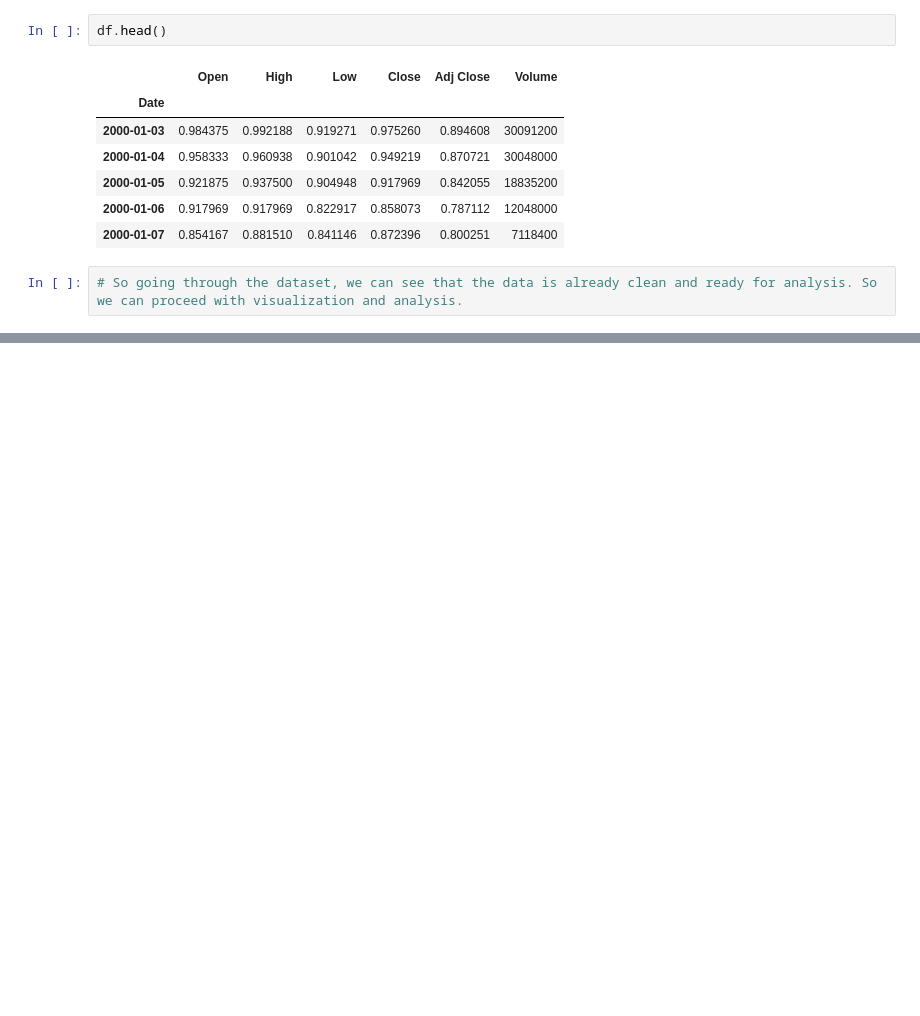
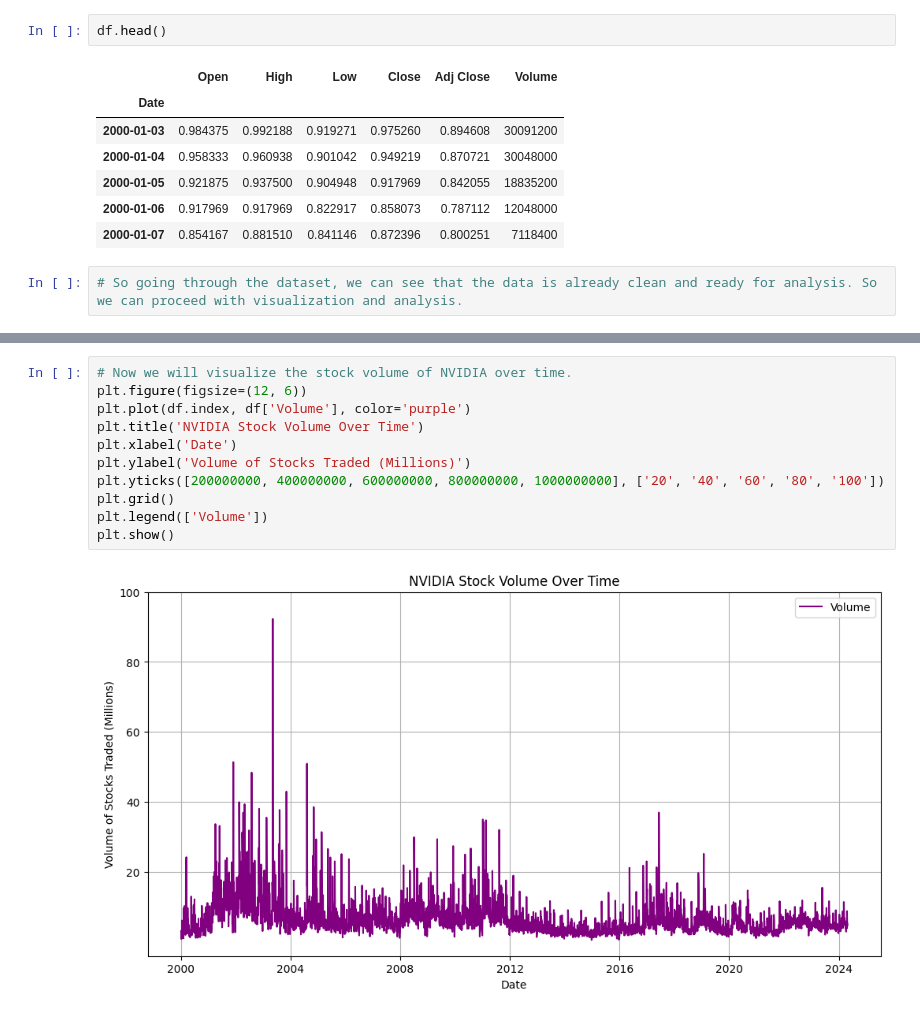
Before and after one commit to WarLord0401/NSA, a Jupyter notebook: stock_analysis.ipynb, the cells around one changed output, grey strips where cells are left out. Cells and saved outputs as stored; diff of their text form; blank space fills up the shorter version.

```diff
--- a/stock_analysis.ipynb
+++ b/stock_analysis.ipynb
@@ -89,0 +114,13 @@ df.head()
+# %%
+# Now we will visualize the stock volume of NVIDIA over time.
+plt.figure(figsize=(12, 6))
+plt.plot(df.index, df['Volume'], color='purple')
+plt.title('NVIDIA Stock Volume Over Time')
+plt.xlabel('Date')
+plt.ylabel('Volume of Stocks Traded (Millions)')
+plt.yticks([200000000, 400000000, 600000000, 800000000, 1000000000], ['20', '40', '60', '80', '100'])
+plt.grid()
+plt.legend(['Volume'])
+plt.show()
+# %% [output]
+[figure, added]
```
Also changed, not shown: parts of 3 cells of this notebook.
